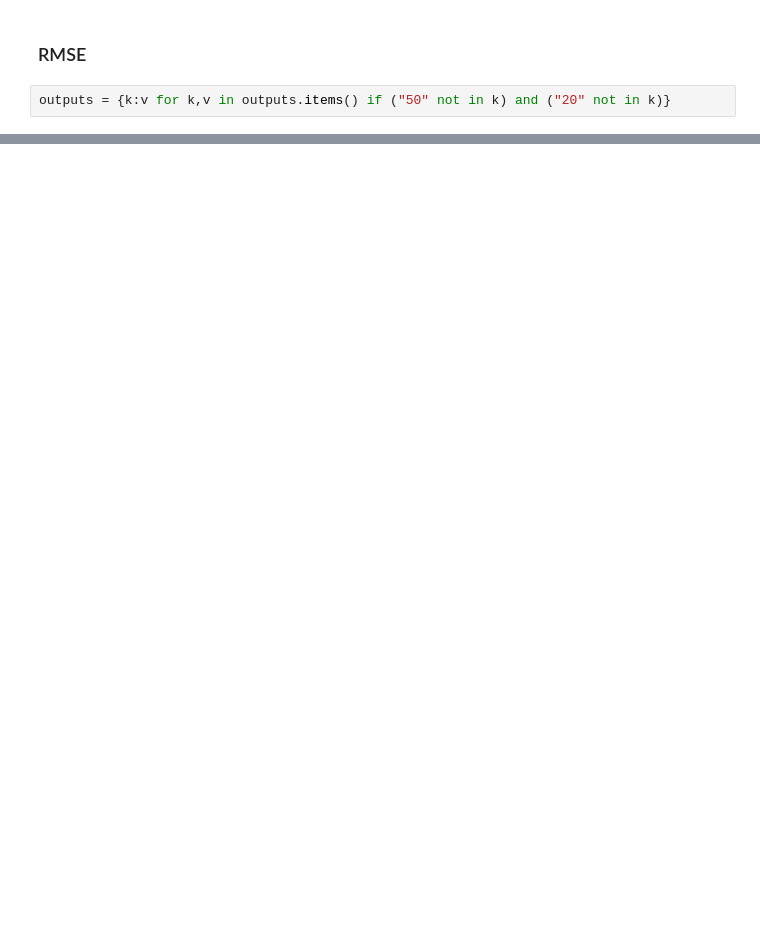
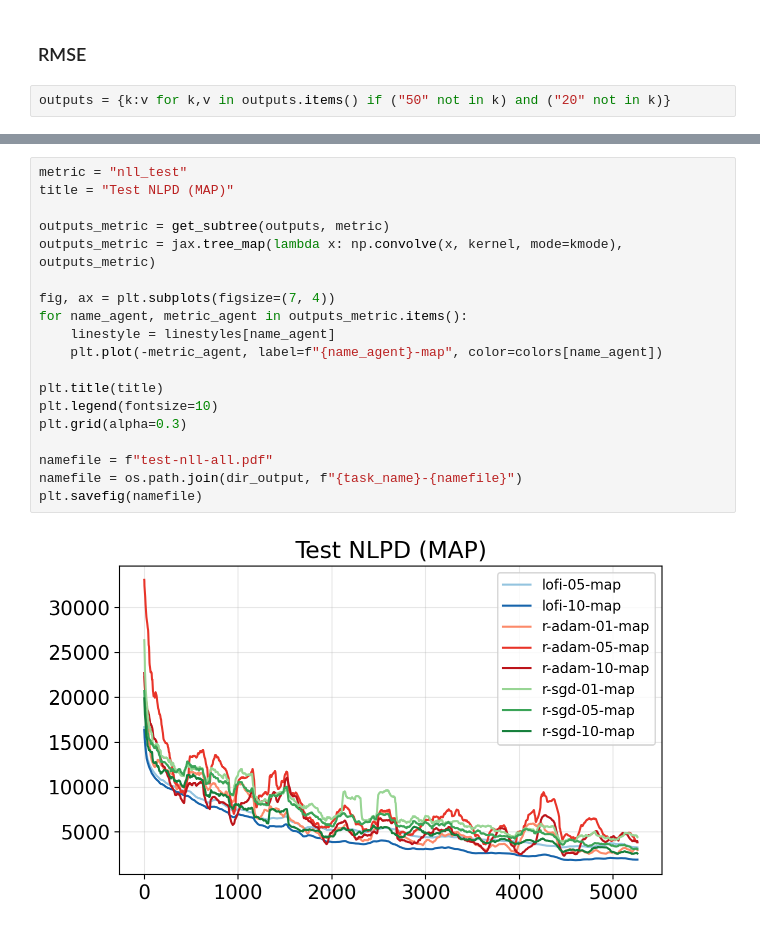
Before and after one commit to probml/rebayes, a Jupyter notebook: demos/collas/regression/rotating-mnist-unsorted.ipynb, the cells around one changed output, grey strips where cells are left out. Drawn from its saved outputs; the diff is of its cells as text; blank space fills up the shorter version.

```diff
--- a/demos/collas/regression/rotating-mnist-unsorted.ipynb
+++ b/demos/collas/regression/rotating-mnist-unsorted.ipynb
@@ -219,2 +243,23 @@ plt.savefig(namefile)
+# %%
+metric = "nll_test"
+title = "Test NLPD (MAP)"
+
+outputs_metric = get_subtree(outputs, metric)
+outputs_metric = jax.tree_map(lambda x: np.convolve(x, kernel, mode=kmode), outputs_metric)
+
+fig, ax = plt.subplots(figsize=(7, 4))
+for name_agent, metric_agent in outputs_metric.items():
+    linestyle = linestyles[name_agent]
+    plt.plot(-metric_agent, label=f"{name_agent}-map", color=colors[name_agent])
+
+plt.title(title)
+plt.legend(fontsize=10)
+plt.grid(alpha=0.3)
+
+namefile = f"test-nll-all.pdf"
+namefile = os.path.join(dir_output, f"{task_name}-{namefile}")
+plt.savefig(namefile)
+# %% [output]
+[figure, added]
 # %%
 fig, ax = plt.subplots(figsize=(7, 4))
```
Also changed, not shown: parts of 16 cells of this notebook.
